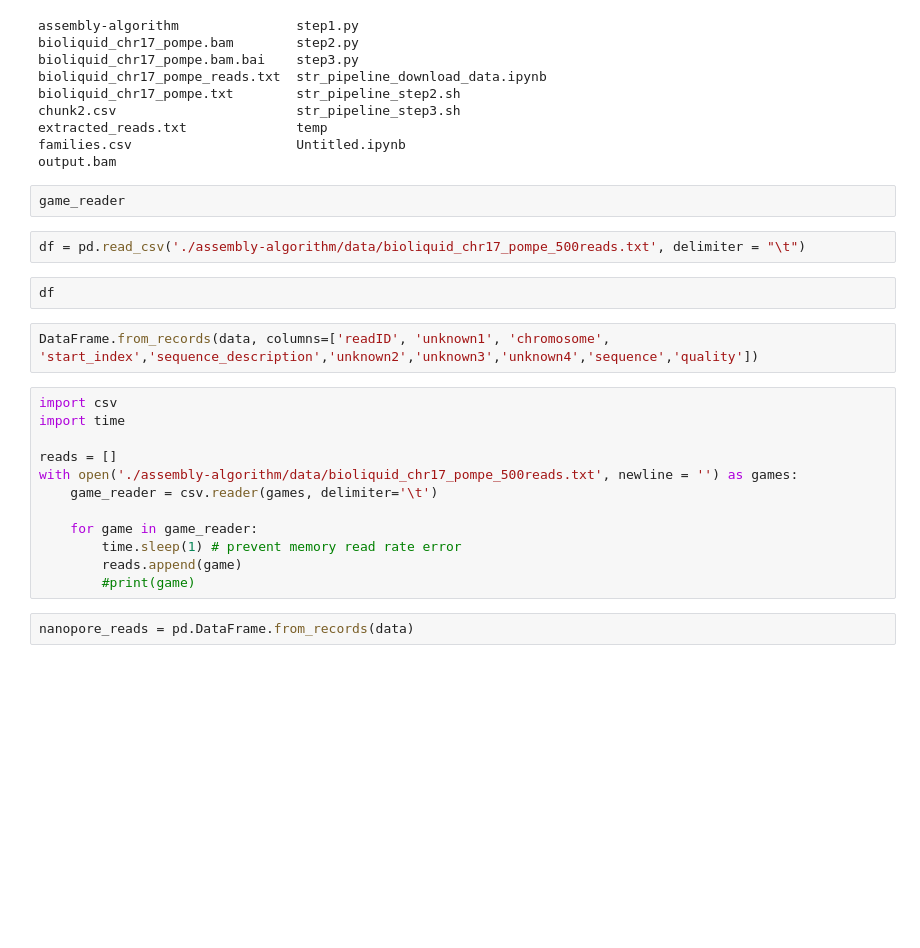
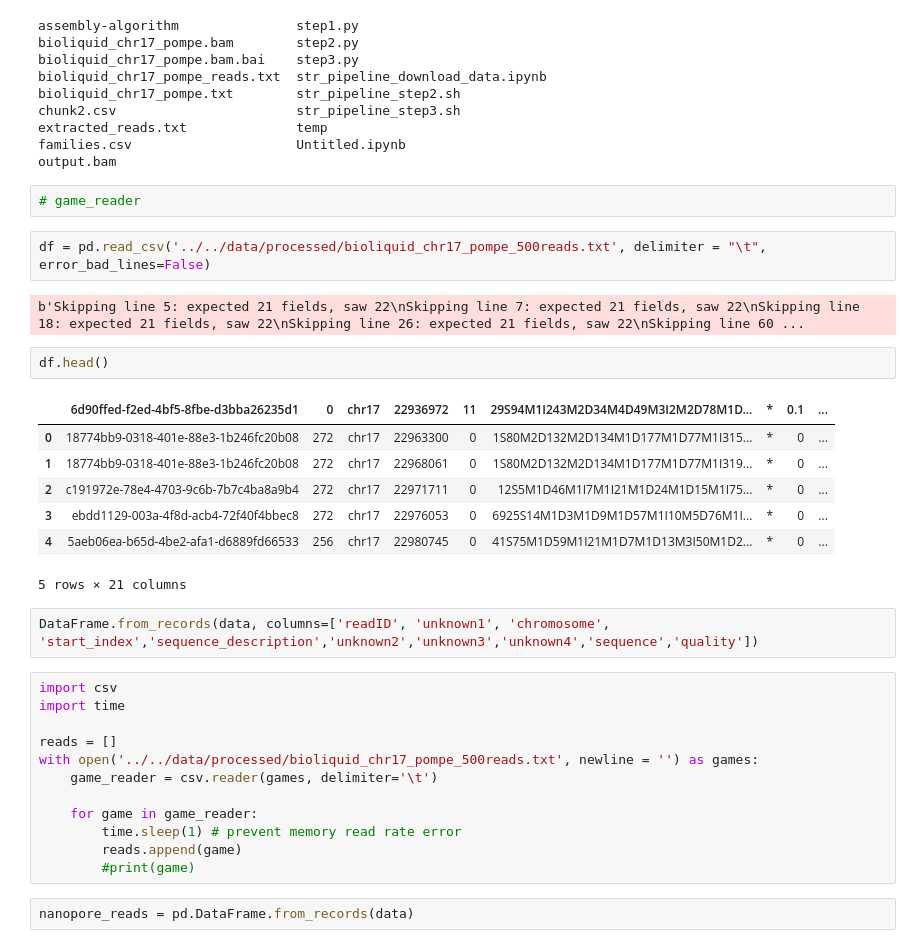
Before and after one commit to aretiandev/bioliquid-nanopore, a Jupyter notebook: read_overlap.ipynb, the cells around one changed output. Cells and saved outputs as stored; diff of their text form; blank space fills up the shorter version.

```diff
--- a/read_overlap.ipynb
+++ b/read_overlap.ipynb
@@ -53,12 +63,22 @@ chunk2.csv                       str_pipeline_step3.sh
 extracted_reads.txt              temp
 families.csv                     Untitled.ipynb
 output.bam
-# %%
-game_reader
+# %%
+# game_reader
 # %%
-df = pd.read_csv('./assembly-algorithm/data/bioliquid_chr17_pompe_500reads.txt', delimiter = "\t")
+df = pd.read_csv('../../data/processed/bioliquid_chr17_pompe_500reads.txt', delimiter = "\t", error_bad_lines=False)
+# %% [output]
+b'Skipping line 5: expected 21 fields, saw 22\nSkipping line 7: expected 21 fields, saw 22\nSkipping line 18: expected 21 fields, saw 22\nSkipping line 26: expected 21 fields, saw 22\nSkipping line 60 ...
 # %%
-df
+df.head()
+# %% [output]
+|  | 6d90ffed-f2ed-4bf5-8fbe-d3bba26235d1 | 0 | chr17 | 22936972 | 11 | 29S94M1I243M2D34M4D49M3I2M2D78M1D... | * | 0.1 | ... |
+| 0 | 18774bb9-0318-401e-88e3-1b246fc20b08 | 272 | chr17 | 22963300 | 0 | 1S80M2D132M2D134M1D177M1D77M1I315... | * | 0 | ... |
+| 1 | 18774bb9-0318-401e-88e3-1b246fc20b08 | 272 | chr17 | 22968061 | 0 | 1S80M2D132M2D134M1D177M1D77M1I319... | * | 0 | ... |
+| 2 | c191972e-78e4-4703-9c6b-7b7c4ba8a9b4 | 272 | chr17 | 22971711 | 0 | 12S5M1D46M1I7M1I21M1D24M1D15M1I75... | * | 0 | ... |
+| 3 | ebdd1129-003a-4f8d-acb4-72f40f4bbec8 | 272 | chr17 | 22976053 | 0 | 6925S14M1D3M1D9M1D57M1I10M5D76M1I... | * | 0 | ... |
+| 4 | 5aeb06ea-b65d-4be2-afa1-d6889fd66533 | 256 | chr17 | 22980745 | 0 | 41S75M1D59M1I21M1D7M1D13M3I50M1D2... | * | 0 | ... |
+5 rows × 21 columns
 # %%
 DataFrame.from_records(data, columns=['readID', 'unknown1', 'chromosome', 'start_index','sequence_description','unknown2','unknown3','unknown4','sequence','quality'])
 # %%
@@ -66,7 +86,7 @@ import csv
 import time
 
 reads = []
-with open('./assembly-algorithm/data/bioliquid_chr17_pompe_500reads.txt', newline = '') as games:
+with open('../../data/processed/bioliquid_chr17_pompe_500reads.txt', newline = '') as games:
     game_reader = csv.reader(games, delimiter='\t')
 
     for game in game_reader:
```
Also changed, not shown: parts of 44 cells of this notebook.
